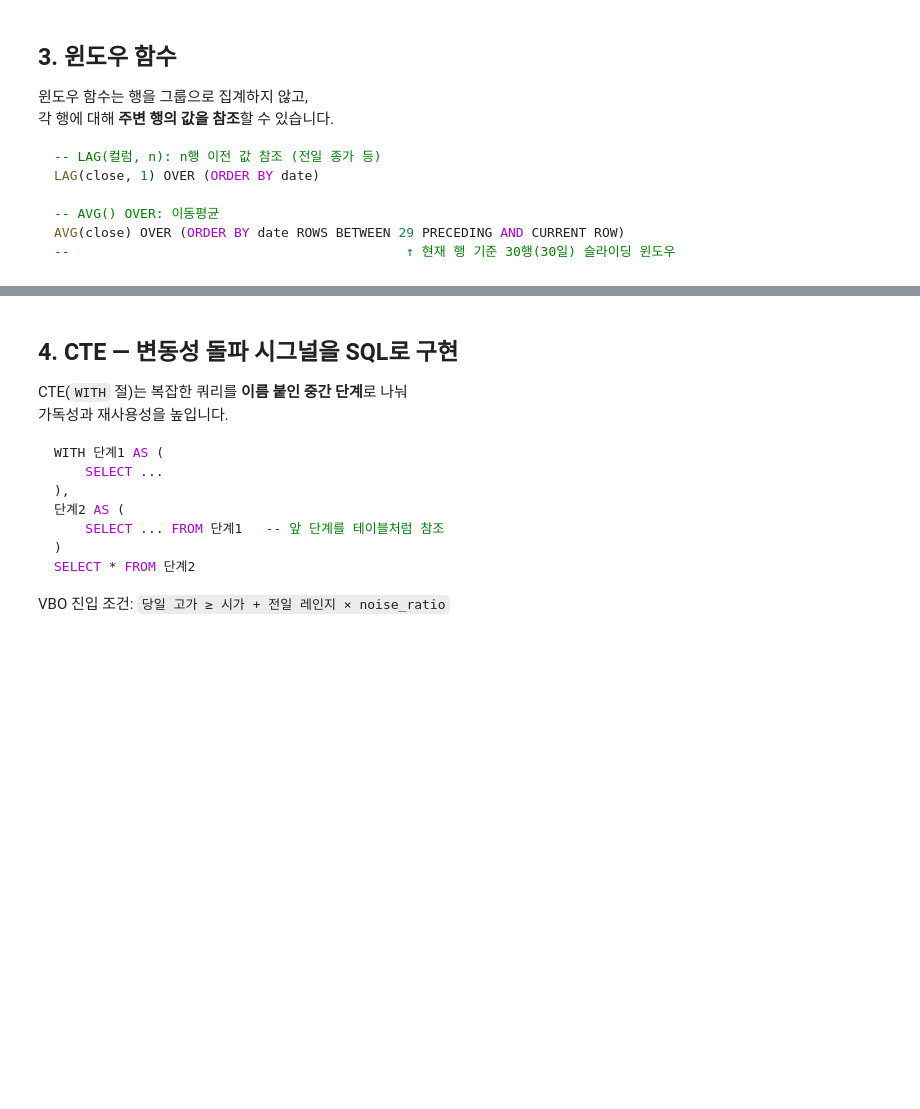
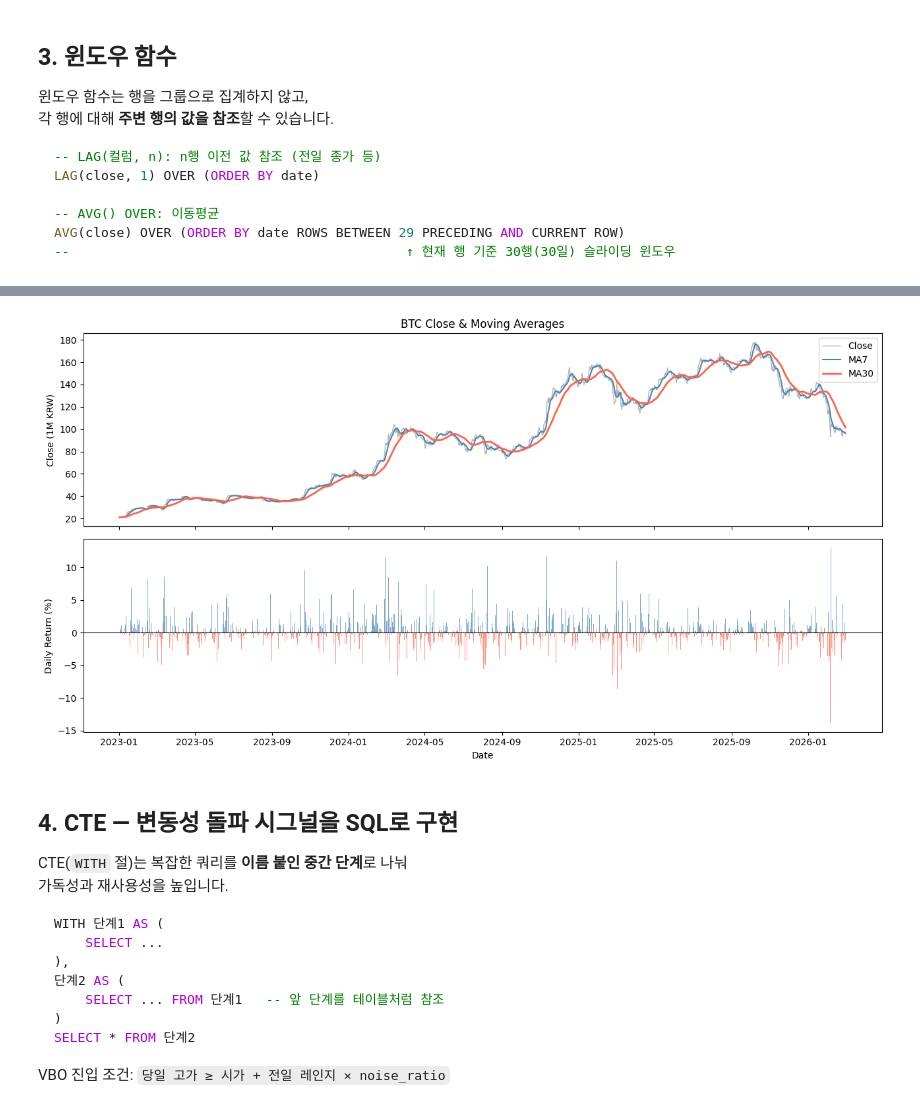
Before and after one commit to 11e3/crypto-lab, a Jupyter notebook: notebooks/duckdb_analysis.ipynb, the cells around one changed output, grey strips where cells are left out. Cells and saved outputs as stored; diff of their text form; code cells hidden in the pictures; blank space fills up the shorter version.

```diff
--- a/notebooks/duckdb_analysis.ipynb
+++ b/notebooks/duckdb_analysis.ipynb
@@ -113,33 +158,33 @@ AVG(close) OVER (ORDER BY date ROWS BETWEEN 29 PRECEDING AND CURRENT ROW)
 # 일간 수익률 + 이동평균 (MA7, MA30)
 df_ma = con.execute("""
     SELECT
-        date,
+        datetime,
         close,
 
         -- LAG(): 전일 종가를 현재 행에서 참조
-        LAG(close, 1) OVER (ORDER BY date)  AS prev_close,
+        LAG(close, 1) OVER (ORDER BY datetime)  AS prev_close,
 
         -- 일간 수익률 = (당일 종가 - 전일 종가) / 전일 종가 * 100
         ROUND(
-            (close - LAG(close, 1) OVER (ORDER BY date))
-            / LAG(close, 1) OVER (ORDER BY date) * 100,
-        2)                                   AS daily_ret_pct,
+            (close - LAG(close, 1) OVER (ORDER BY datetime))
+            / LAG(close, 1) OVER (ORDER BY datetime) * 100,
+        2)                                       AS daily_ret_pct,
 
         -- 7일 이동평균
         ROUND(AVG(close) OVER (
-            ORDER BY date
+            ORDER BY datetime
             ROWS BETWEEN 6 PRECEDING AND CURRENT ROW
-        ), 0)                                AS ma_7,
+        ), 0)                                    AS ma_7,
 
         -- 30일 이동평균
         ROUND(AVG(close) OVER (
-            ORDER BY date
+            ORDER BY datetime
             ROWS BETWEEN 29 PRECEDING AND CURRENT ROW
-        ), 0)                                AS ma_30
+        ), 0)                                    AS ma_30
 
     FROM '../data/upbit/KRW-BTC_day.parquet'
-    WHERE date >= '2023-01-01'
-    ORDER BY date
+    WHERE datetime >= '2023-01-01'
+    ORDER BY datetime
 """).df()
 
 df_ma.tail(10)
@@ -146,22 +203,24 @@ df_ma.tail(10)
 # %%
 # 종가 + 이동평균 차트
 fig, (ax1, ax2) = plt.subplots(2, 1, figsize=(13, 7), sharex=True)
 
-ax1.plot(df_ma["date"], df_ma["close"] / 1e6, lw=1, label="종가", color="gray", alpha=0.6)
-ax1.plot(df_ma["date"], df_ma["ma_7"] / 1e6, lw=1.5, label="MA7", color="steelblue")
-ax1.plot(df_ma["date"], df_ma["ma_30"] / 1e6, lw=2, label="MA30", color="tomato")
-ax1.set_ylabel("종가 (백만 원)")
-ax1.set_title("BTC 종가 및 이동평균")
+ax1.plot(df_ma["datetime"], df_ma["close"] / 1e6, lw=1, label="Close", color="gray", alpha=0.6)
+ax1.plot(df_ma["datetime"], df_ma["ma_7"] / 1e6, lw=1.5, label="MA7", color="steelblue")
+ax1.plot(df_ma["datetime"], df_ma["ma_30"] / 1e6, lw=2, label="MA30", color="tomato")
+ax1.set_ylabel("Close (1M KRW)")
+ax1.set_title("BTC Close & Moving Averages")
 ax1.legend()
 
 colors = df_ma["daily_ret_pct"].apply(lambda x: "tomato" if x < 0 else "steelblue")
-ax2.bar(df_ma["date"], df_ma["daily_ret_pct"], color=colors, alpha=0.7, width=0.8)
+ax2.bar(df_ma["datetime"], df_ma["daily_ret_pct"], color=colors, alpha=0.7, width=0.8)
 ax2.axhline(0, color="black", lw=0.8)
-ax2.set_ylabel("일간 수익률 (%)")
-ax2.set_xlabel("날짜")
+ax2.set_ylabel("Daily Return (%)")
+ax2.set_xlabel("Date")
 
 plt.tight_layout()
 plt.show()
+# %% [output]
+[figure, added]
 # %% [markdown]
 ## 4. CTE — 변동성 돌파 시그널을 SQL로 구현
 
```
Also changed, not shown: parts of 12 cells of this notebook, 2 other files.
